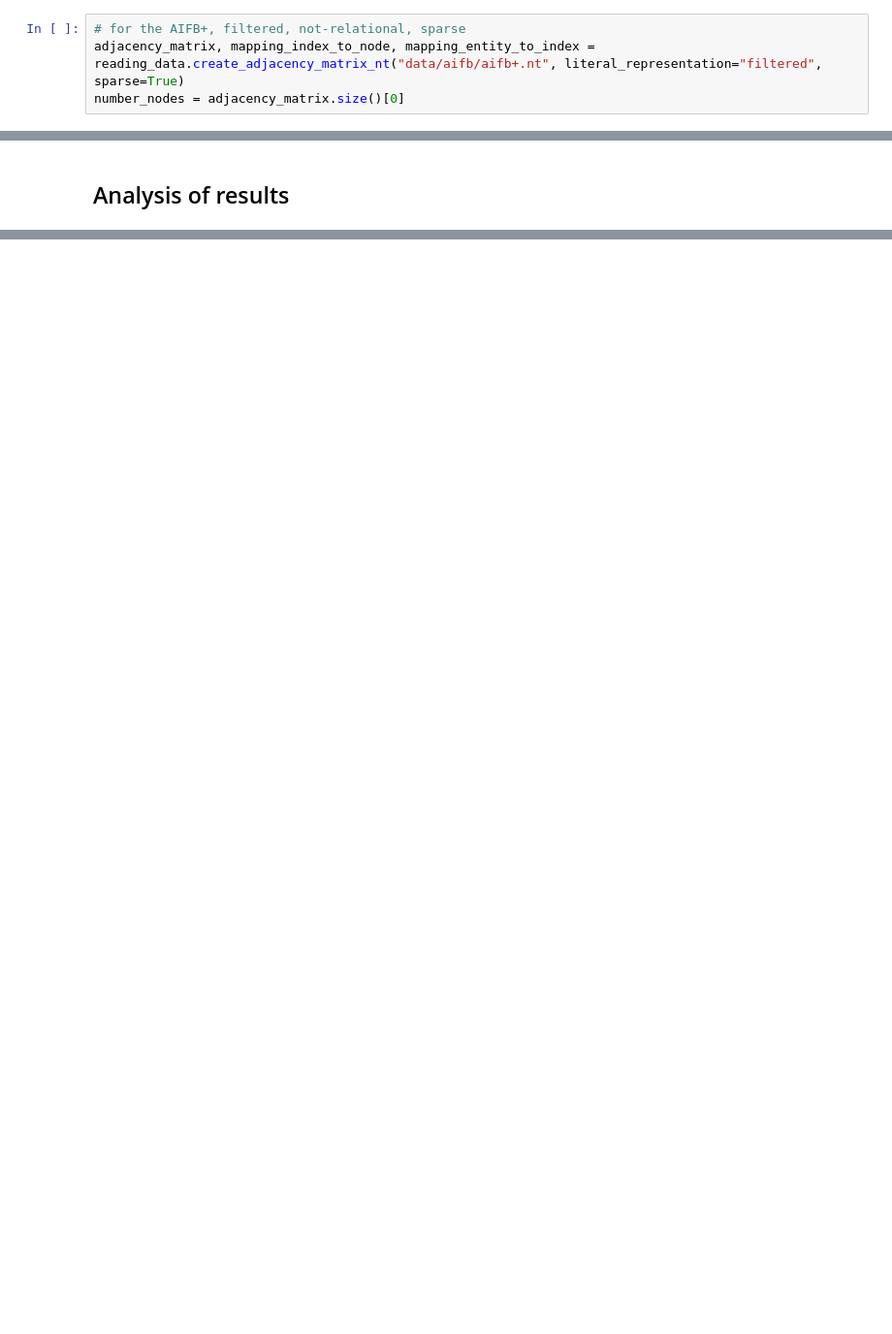
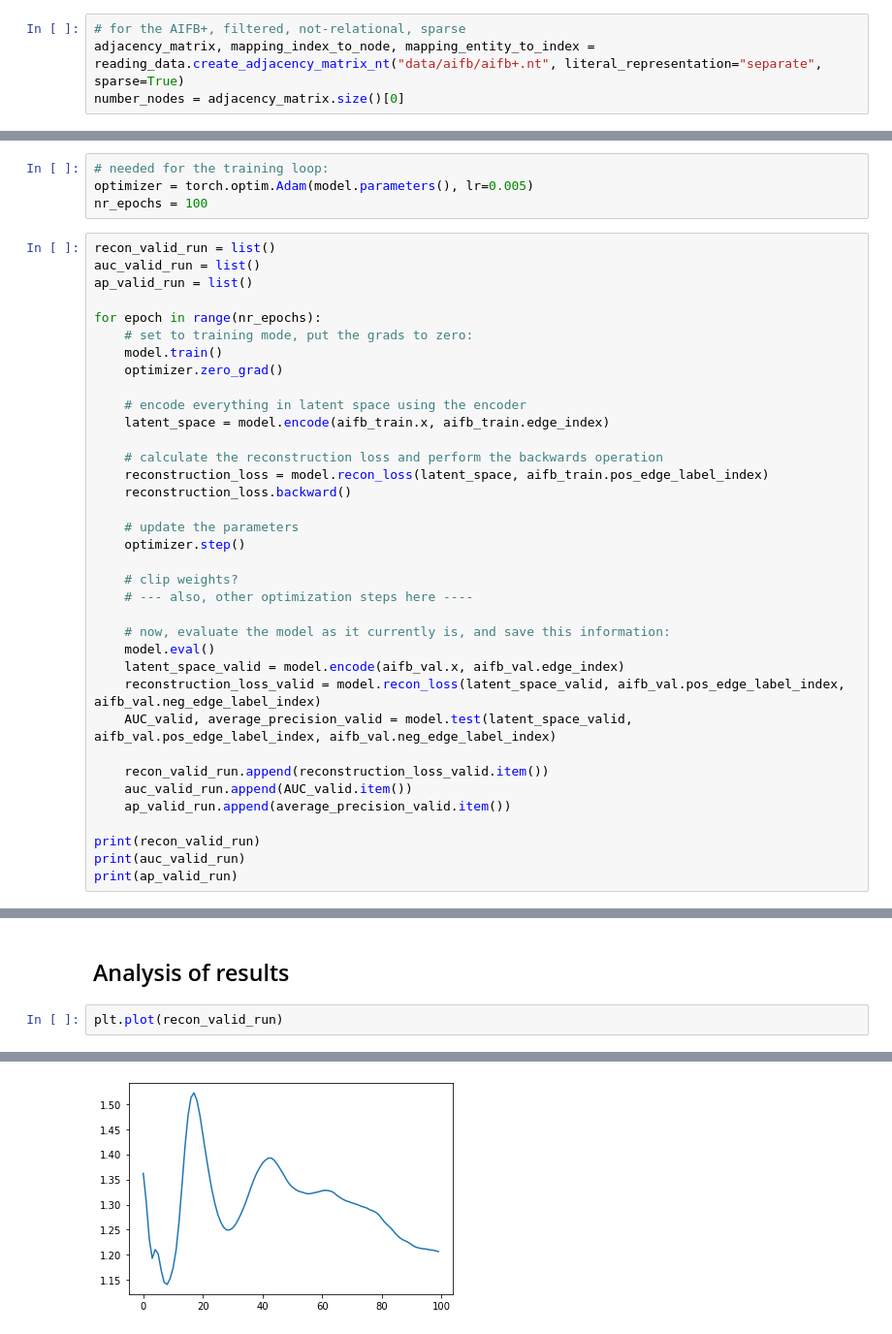
Before and after one commit to Janneke13/Master-Thesis-Graph-Representation, a Jupyter notebook: GAE_test.ipynb, the cells around one changed output, grey strips where cells are left out. Shown at 97% size. Drawn from its saved outputs; the diff is of its cells as text; blank space fills up the shorter version.

```diff
--- a/GAE_test.ipynb
+++ b/GAE_test.ipynb
@@ -20,7 +22,7 @@ import reading_data
 ## Read in data
 # %%
 # for the AIFB+, filtered, not-relational, sparse
-adjacency_matrix, mapping_index_to_node, mapping_entity_to_index = reading_data.create_adjacency_matrix_nt("data/aifb/aifb+.nt", literal_representation="filtered", sparse=True)
+adjacency_matrix, mapping_index_to_node, mapping_entity_to_index = reading_data.create_adjacency_matrix_nt("data/aifb/aifb+.nt", literal_representation="separate", sparse=True)
 number_nodes = adjacency_matrix.size()[0]
 # %%
 adjacency_matrix.coalesce().indices()
@@ -80,2 +101,42 @@ Later on, this can be expanded, by, for example, adding labels and training, val
 # %% [markdown]
 ## Run a training loop
+# %%
+# needed for the training loop:
+optimizer = torch.optim.Adam(model.parameters(), lr=0.005)
+nr_epochs = 100
+# %%
+recon_valid_run = list()
+auc_valid_run = list()
+ap_valid_run = list()
+
+for epoch in range(nr_epochs):
+    # set to training mode, put the grads to zero:
+    model.train()
+    optimizer.zero_grad()
+
+    # encode everything in latent space using the encoder
+    latent_space = model.encode(aifb_train.x, aifb_train.edge_index)
+
+    # calculate the reconstruction loss and perform the backwards operation
+    reconstruction_loss = model.recon_loss(latent_space, aifb_train.pos_edge_label_index)
+    reconstruction_loss.backward()
+
+    # update the parameters
+    optimizer.step()
+
+    # clip weights?
+    # --- also, other optimization steps here ----
+
+    # now, evaluate the model as it currently is, and save this information:
+    model.eval()
+    latent_space_valid = model.encode(aifb_val.x, aifb_val.edge_index)
+    reconstruction_loss_valid = model.recon_loss(latent_space_valid, aifb_val.pos_edge_label_index, aifb_val.neg_edge_label_index)
+    AUC_valid, average_precision_valid = model.test(latent_space_valid, aifb_val.pos_edge_label_index, aifb_val.neg_edge_label_index)
+
+    recon_valid_run.append(reconstruction_loss_valid.item())
+    auc_valid_run.append(AUC_valid.item())
+    ap_valid_run.append(average_precision_valid.item())
+
+print(recon_valid_run)
+print(auc_valid_run)
+print(ap_valid_run)
@@ -82,2 +147,5 @@ Later on, this can be expanded, by, for example, adding labels and training, val
 # %% [markdown]
 ## Analysis of results
+# %%
+plt.plot(recon_valid_run)
+# %% [output]
@@ -83,0 +153 @@ Later on, this can be expanded, by, for example, adding labels and training, val
+[figure, added]
```
Also changed, not shown: parts of 24 cells of this notebook, 3 other files.
